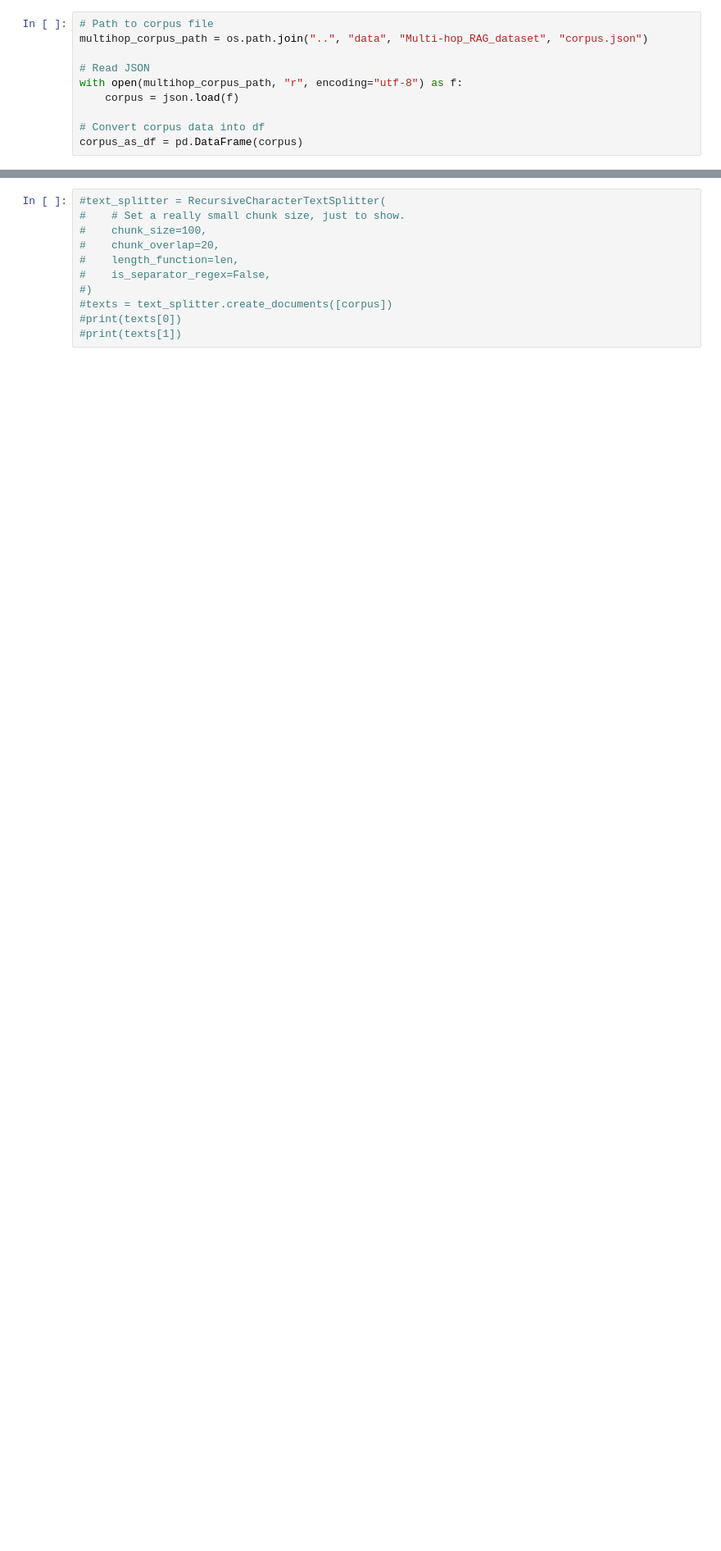
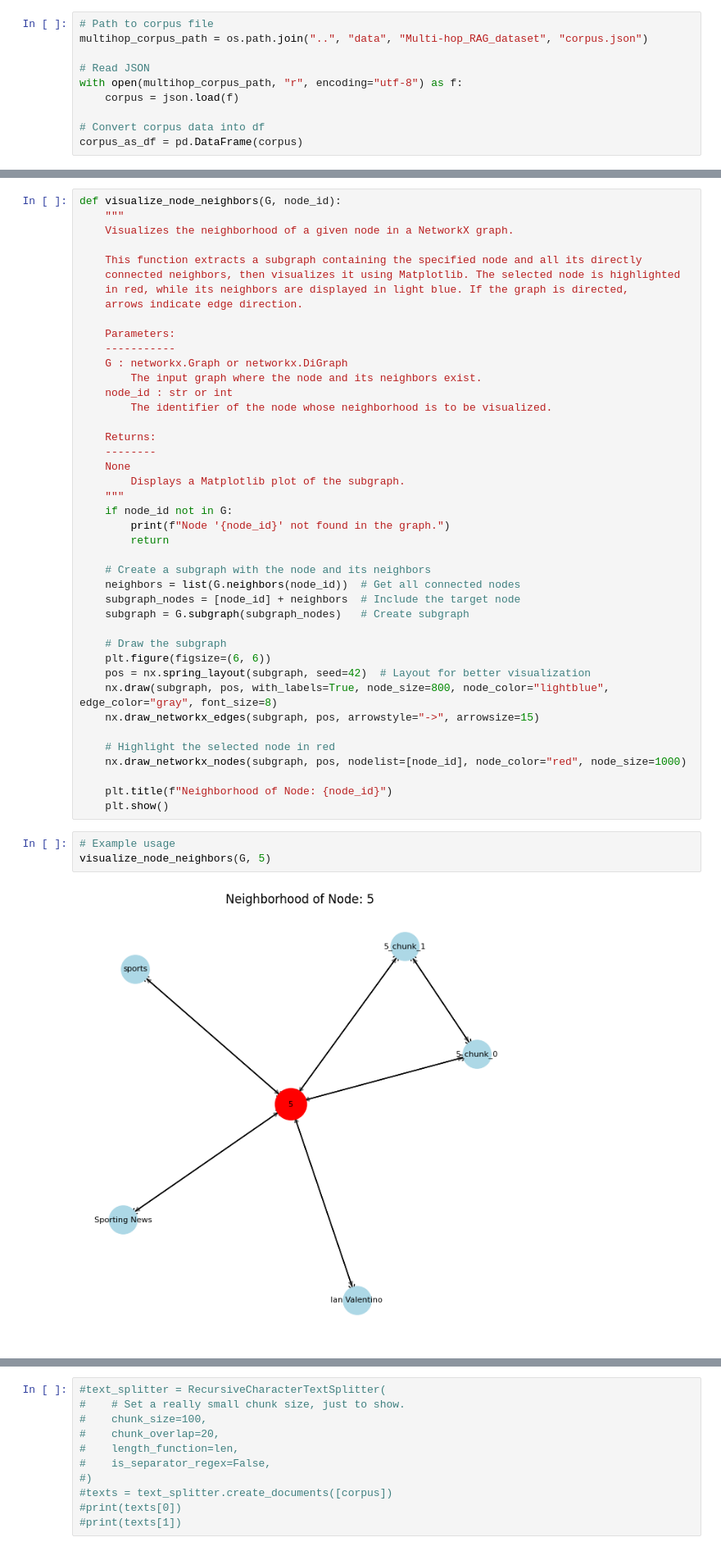
Before and after one commit to dev-mbarq/GraphRAG-internship-Diego, a Jupyter notebook: notebooks/document_graph_building.ipynb, the cells around one changed output, grey strips where cells are left out. Shown at 82% size. Saved outputs shown, nothing was run; the diff lists cells and outputs as text; blank space fills up the shorter version.

Commit message:
:arrow_upper_right:

```diff
--- a/notebooks/document_graph_building.ipynb
+++ b/notebooks/document_graph_building.ipynb
@@ -122,0 +122,47 @@ processing row  608
+# %%
+def visualize_node_neighbors(G, node_id):
+    """
+    Visualizes the neighborhood of a given node in a NetworkX graph.
+
+    This function extracts a subgraph containing the specified node and all its directly
+    connected neighbors, then visualizes it using Matplotlib. The selected node is highlighted
+    in red, while its neighbors are displayed in light blue. If the graph is directed,
+    arrows indicate edge direction.
+
+    Parameters:
+    -----------
+    G : networkx.Graph or networkx.DiGraph
+        The input graph where the node and its neighbors exist.
+    node_id : str or int
+        The identifier of the node whose neighborhood is to be visualized.
+
+    Returns:
+    --------
+    None
+        Displays a Matplotlib plot of the subgraph.
+    """
+    if node_id not in G:
+        print(f"Node '{node_id}' not found in the graph.")
+        return
+
+    # Create a subgraph with the node and its neighbors
+    neighbors = list(G.neighbors(node_id))  # Get all connected nodes
+    subgraph_nodes = [node_id] + neighbors  # Include the target node
+    subgraph = G.subgraph(subgraph_nodes)   # Create subgraph
+
+    # Draw the subgraph
+    plt.figure(figsize=(6, 6))
+    pos = nx.spring_layout(subgraph, seed=42)  # Layout for better visualization
+    nx.draw(subgraph, pos, with_labels=True, node_size=800, node_color="lightblue", edge_color="gray", font_size=8)
+    nx.draw_networkx_edges(subgraph, pos, arrowstyle="->", arrowsize=15)
+
+    # Highlight the selected node in red
+    nx.draw_networkx_nodes(subgraph, pos, nodelist=[node_id], node_color="red", node_size=1000)
+
+    plt.title(f"Neighborhood of Node: {node_id}")
+    plt.show()
+# %%
+# Example usage
+visualize_node_neighbors(G, 5)
+# %% [output]
+[figure, added]
```
Also changed, not shown: parts of 12 cells of this notebook, 1 other file.
